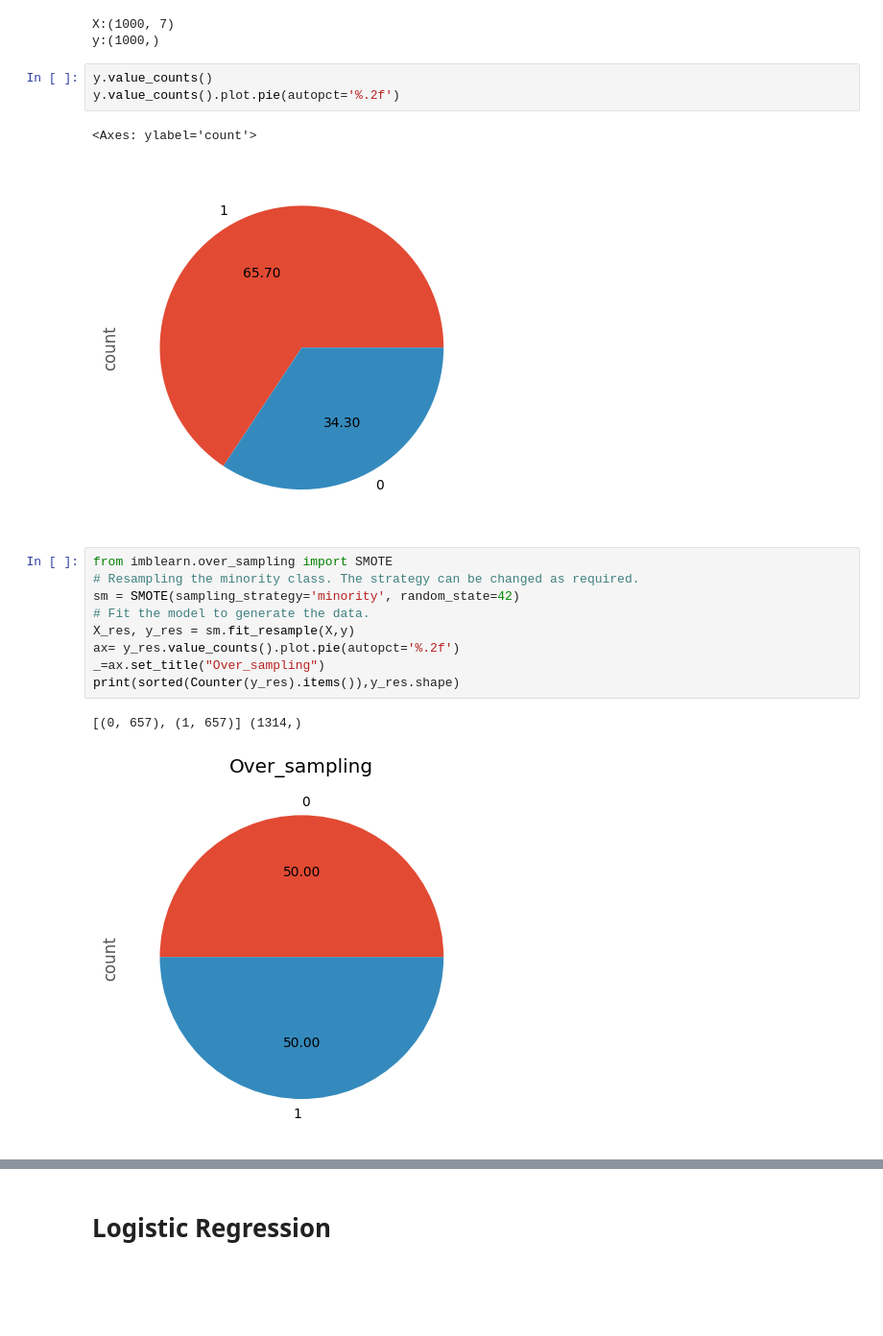
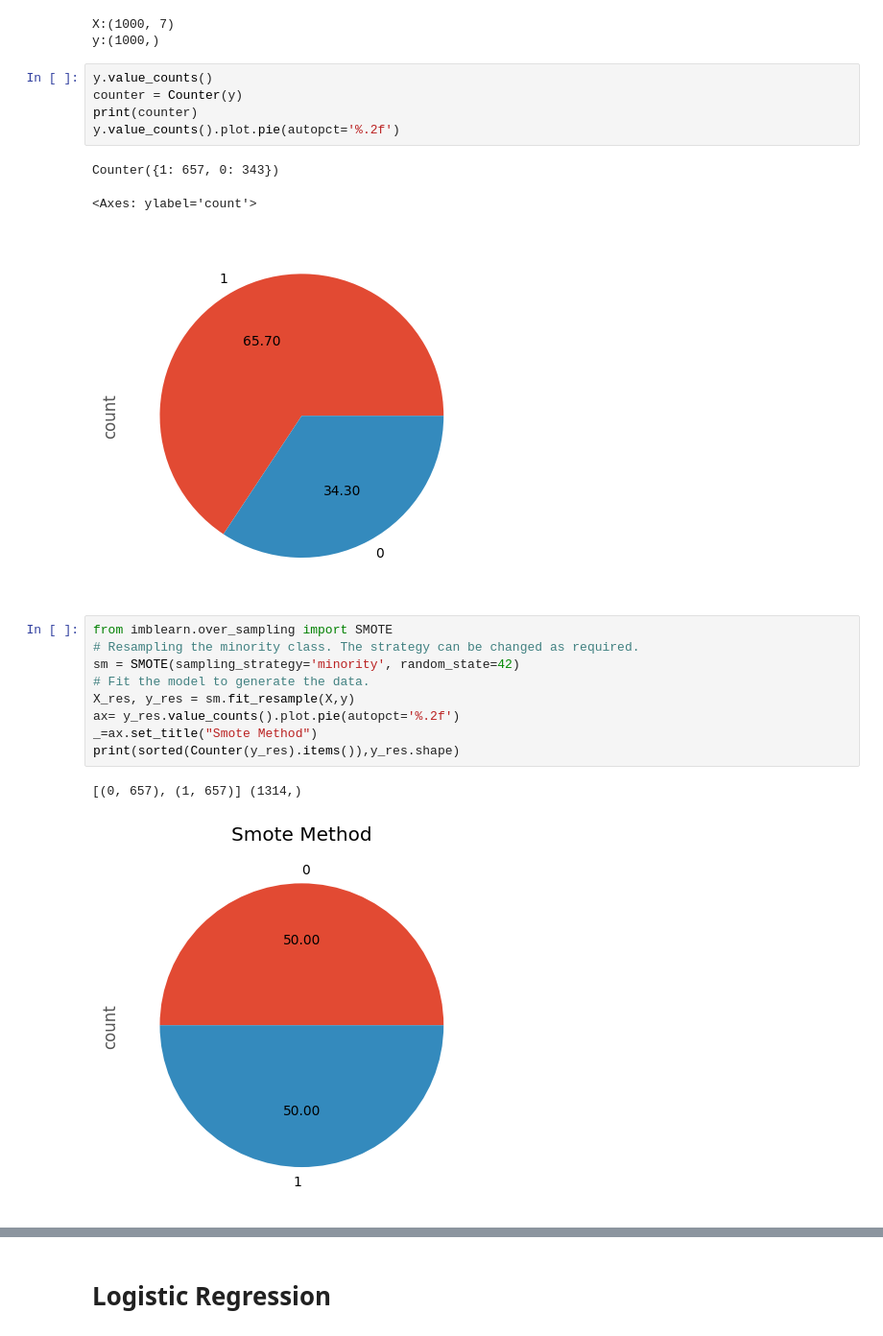
Before and after one commit to SaymaSJ/Porject-IoMT-, a Jupyter notebook: IoMT.ipynb, the cells around one changed output, grey strips where cells are left out. Shown at 96% size. Saved outputs shown, nothing was run; the diff lists cells and outputs as text; blank space fills up the shorter version.

```diff
--- a/IoMT.ipynb
+++ b/IoMT.ipynb
@@ -209,19 +211,22 @@ X:(1000, 7)
 y:(1000,)
 # %%
 y.value_counts()
+counter = Counter(y)
+print(counter)
 y.value_counts().plot.pie(autopct='%.2f')
 # %% [output]
-<Axes: ylabel='count'>
+Counter({1: 657, 0: 343})
+<Axes: ylabel='count'>
 [figure]
 # %%
 from imblearn.over_sampling import SMOTE
 # Resampling the minority class. The strategy can be changed as required.
 sm = SMOTE(sampling_strategy='minority', random_state=42)
 # Fit the model to generate the data.
 X_res, y_res = sm.fit_resample(X,y)
 ax= y_res.value_counts().plot.pie(autopct='%.2f')
-_=ax.set_title("Over_sampling")
+_=ax.set_title("Smote Method")
 print(sorted(Counter(y_res).items()),y_res.shape)
 # %% [output]
 [(0, 657), (1, 657)] (1314,)
-[figure, old version]
+[figure, new version]
```
Also changed, not shown: parts of 15 cells of this notebook.
